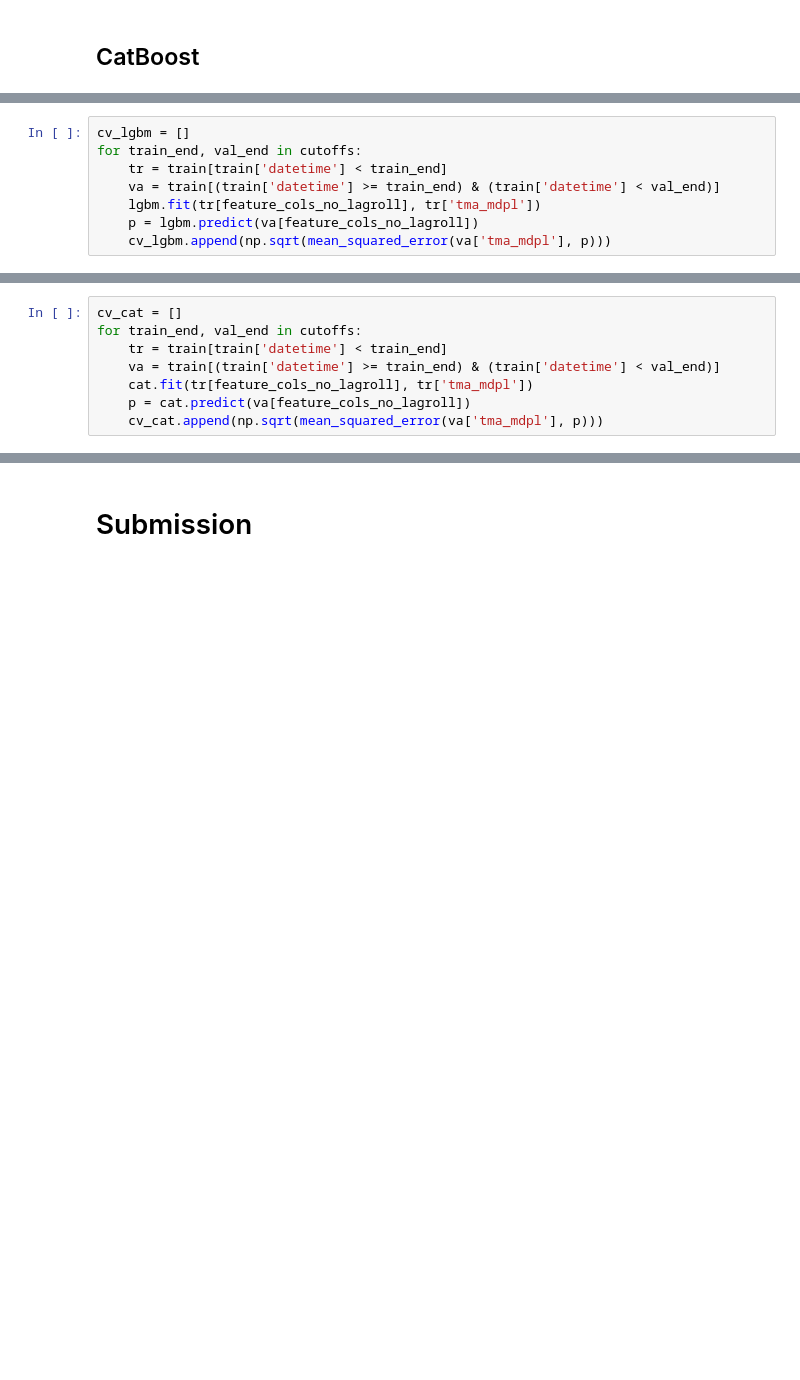
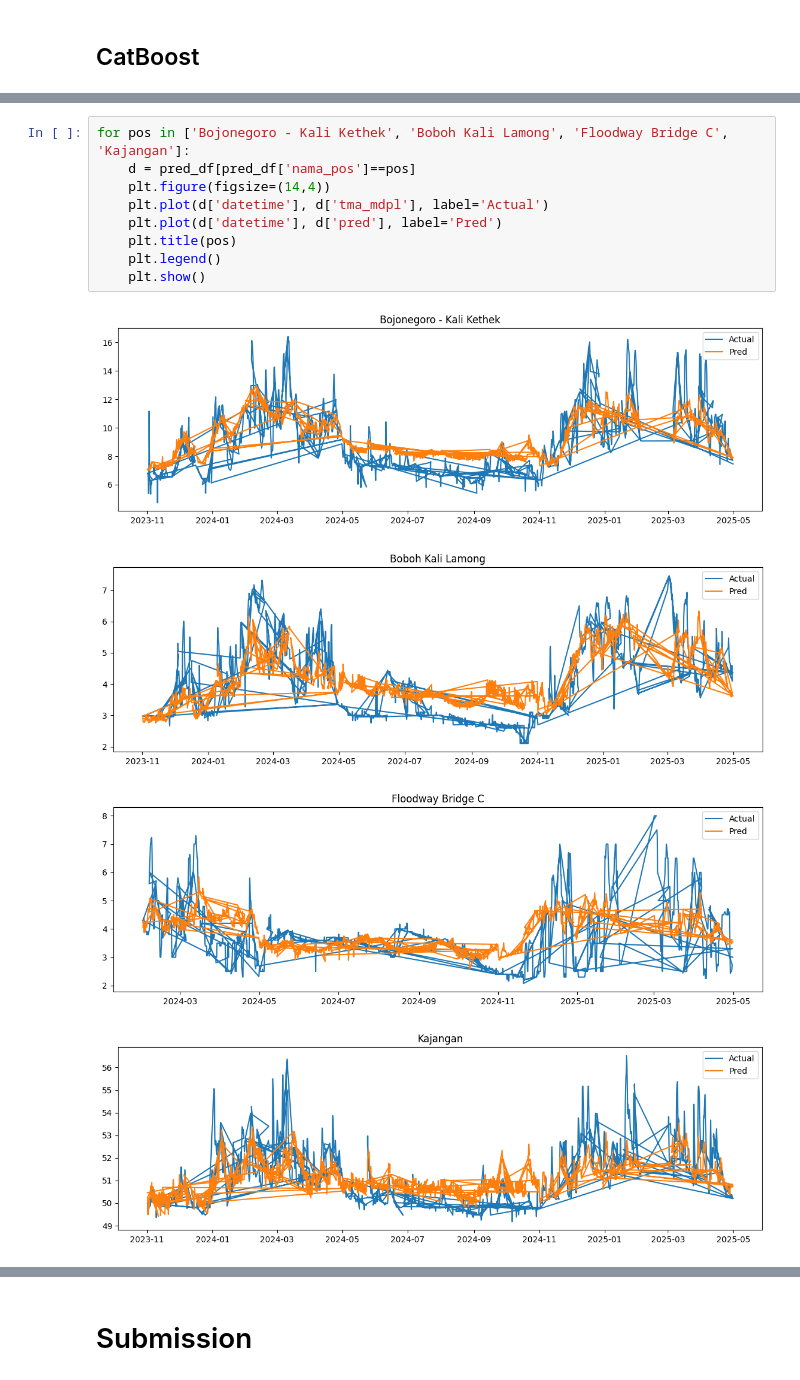
Before and after one commit to LeonArif/SSDS_Dikeri-Leon, a Jupyter notebook: leon/main.ipynb, the cells around one changed output, grey strips where cells are left out. Saved outputs shown, nothing was run; the diff lists cells and outputs as text; blank space fills up the shorter version.

```diff
--- a/leon/main.ipynb
+++ b/leon/main.ipynb
@@ -743,8 +835,0 @@ LGBM single-split RMSE (no lagroll): 1.9502
-# %%
-cv_lgbm = []
-for train_end, val_end in cutoffs:
-    tr = train[train['datetime'] < train_end]
-    va = train[(train['datetime'] >= train_end) & (train['datetime'] < val_end)]
-    lgbm.fit(tr[feature_cols_no_lagroll], tr['tma_mdpl'])
-    p = lgbm.predict(va[feature_cols_no_lagroll])
-    cv_lgbm.append(np.sqrt(mean_squared_error(va['tma_mdpl'], p)))
@@ -780,8 +835,0 @@ CatBoost single-split RMSE (no lagroll): 1.1758
-# %%
-cv_cat = []
-for train_end, val_end in cutoffs:
-    tr = train[train['datetime'] < train_end]
-    va = train[(train['datetime'] >= train_end) & (train['datetime'] < val_end)]
-    cat.fit(tr[feature_cols_no_lagroll], tr['tma_mdpl'])
-    p = cat.predict(va[feature_cols_no_lagroll])
-    cv_cat.append(np.sqrt(mean_squared_error(va['tma_mdpl'], p)))
@@ -821,0 +985,14 @@ LightGBM           1.950196     5.9059 ± 3.0632
+# %%
+for pos in ['Bojonegoro - Kali Kethek', 'Boboh Kali Lamong', 'Floodway Bridge C', 'Kajangan']:
+    d = pred_df[pred_df['nama_pos']==pos]
+    plt.figure(figsize=(14,4))
+    plt.plot(d['datetime'], d['tma_mdpl'], label='Actual')
+    plt.plot(d['datetime'], d['pred'], label='Pred')
+    plt.title(pos)
+    plt.legend()
+    plt.show()
+# %% [output]
+[figure, added]
+[figure, added]
+[figure, added]
+[figure, added]
```
Also changed, not shown: parts of 133 cells of this notebook, 1 other file.
